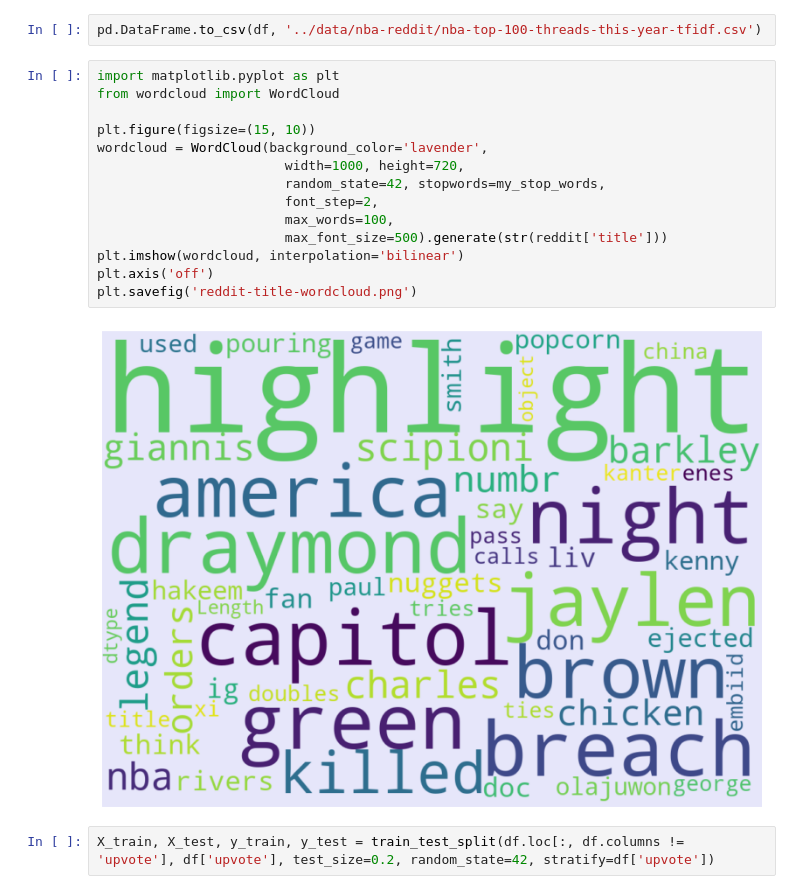
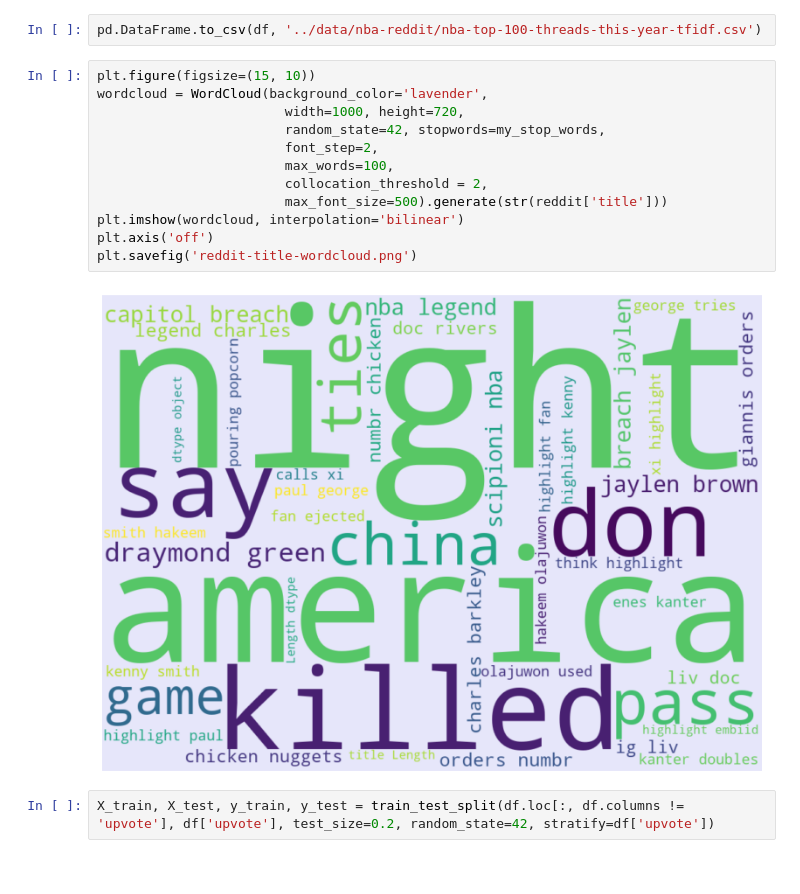
Before and after one commit to rexarski/box2box, a Jupyter notebook: nba-dt/reddit-dt.ipynb, the cells around one changed output. Cells and saved outputs as stored; diff of their text form.

```diff
--- a/nba-dt/reddit-dt.ipynb
+++ b/nba-dt/reddit-dt.ipynb
@@ -87,21 +89,19 @@ df
 # %%
 pd.DataFrame.to_csv(df, '../data/nba-reddit/nba-top-100-threads-this-year-tfidf.csv')
 # %%
-import matplotlib.pyplot as plt
-from wordcloud import WordCloud
-
 plt.figure(figsize=(15, 10))
 wordcloud = WordCloud(background_color='lavender',
                         width=1000, height=720,
                         random_state=42, stopwords=my_stop_words,
                         font_step=2,
                         max_words=100,
+                        collocation_threshold = 2,
                         max_font_size=500).generate(str(reddit['title']))
 plt.imshow(wordcloud, interpolation='bilinear')
 plt.axis('off')
 plt.savefig('reddit-title-wordcloud.png')
 # %% [output]
-[figure, old version]
+[figure, new version]
 # %%
 X_train, X_test, y_train, y_test = train_test_split(df.loc[:, df.columns != 'upvote'], df['upvote'], test_size=0.2, random_state=42, stratify=df['upvote'])
 # %% [markdown]
```
Also changed, not shown: parts of 14 cells of this notebook, 15 other files.
